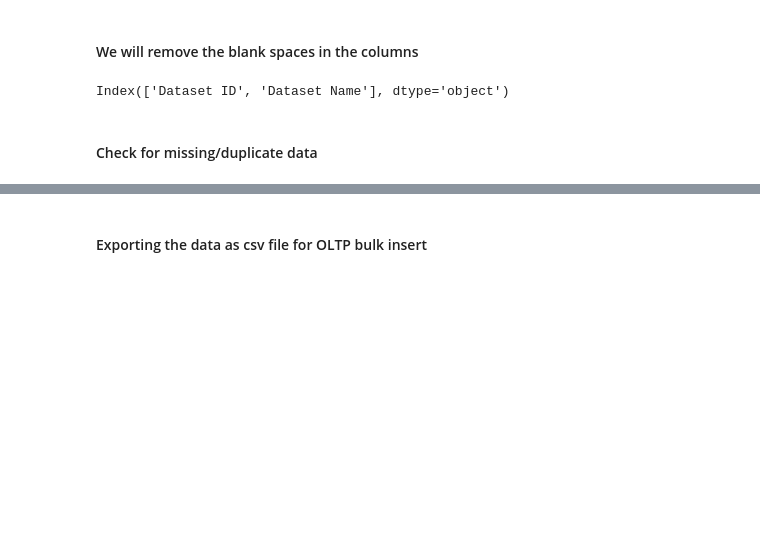
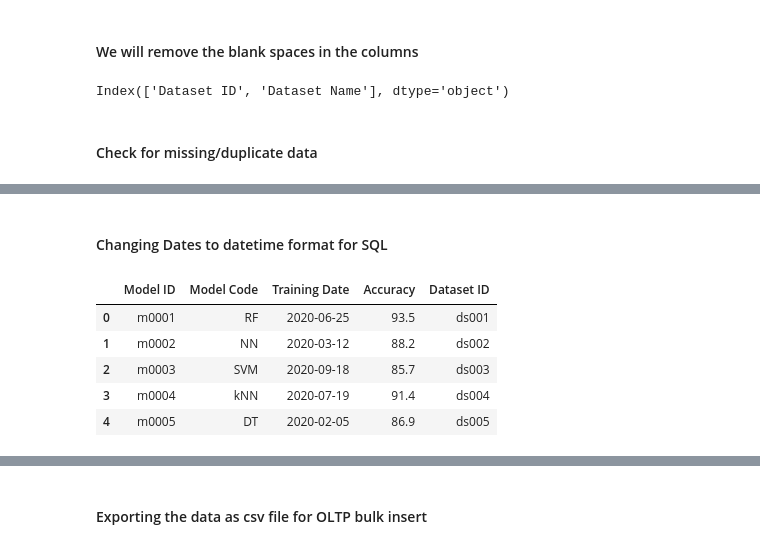
Before and after one commit to j00ny1/DENG_CA2, a Jupyter notebook: data_wrangling.ipynb, the cells around one changed output, grey strips where cells are left out. Cells and saved outputs as stored; diff of their text form; code cells hidden in the pictures; blank space fills up the shorter version.

```diff
--- a/data_wrangling.ipynb
+++ b/data_wrangling.ipynb
@@ -214,3 +245,15 @@ Index(['Dataset ID', 'Dataset Name'], dtype='object')
+# %% [markdown]
+#### Changing Dates to datetime format for SQL
+# %%
+model['Training Date'] = pd.to_datetime(model['Training Date'], format='%Y/%m/%d')
+model.head()
+# %% [output]
+|  | Model ID | Model Code | Training Date | Accuracy | Dataset ID |
+| 0 | m0001 | RF | 2020-06-25 | 93.5 | ds001 |
+| 1 | m0002 | NN | 2020-03-12 | 88.2 | ds002 |
+| 2 | m0003 | SVM | 2020-09-18 | 85.7 | ds003 |
+| 3 | m0004 | kNN | 2020-07-19 | 91.4 | ds004 |
+| 4 | m0005 | DT | 2020-02-05 | 86.9 | ds005 |
 # %%
 # checking for missing data
 missing = model.isna().sum()
```
Also changed, not shown: parts of 15 cells of this notebook, 4 other files.
